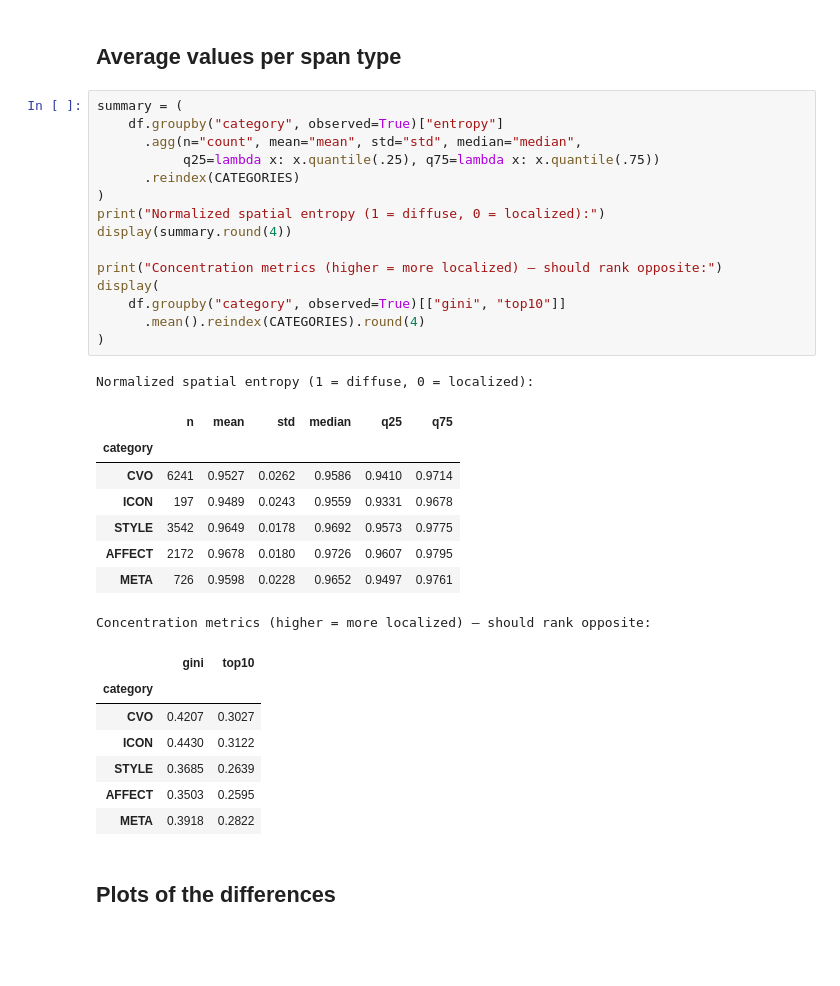
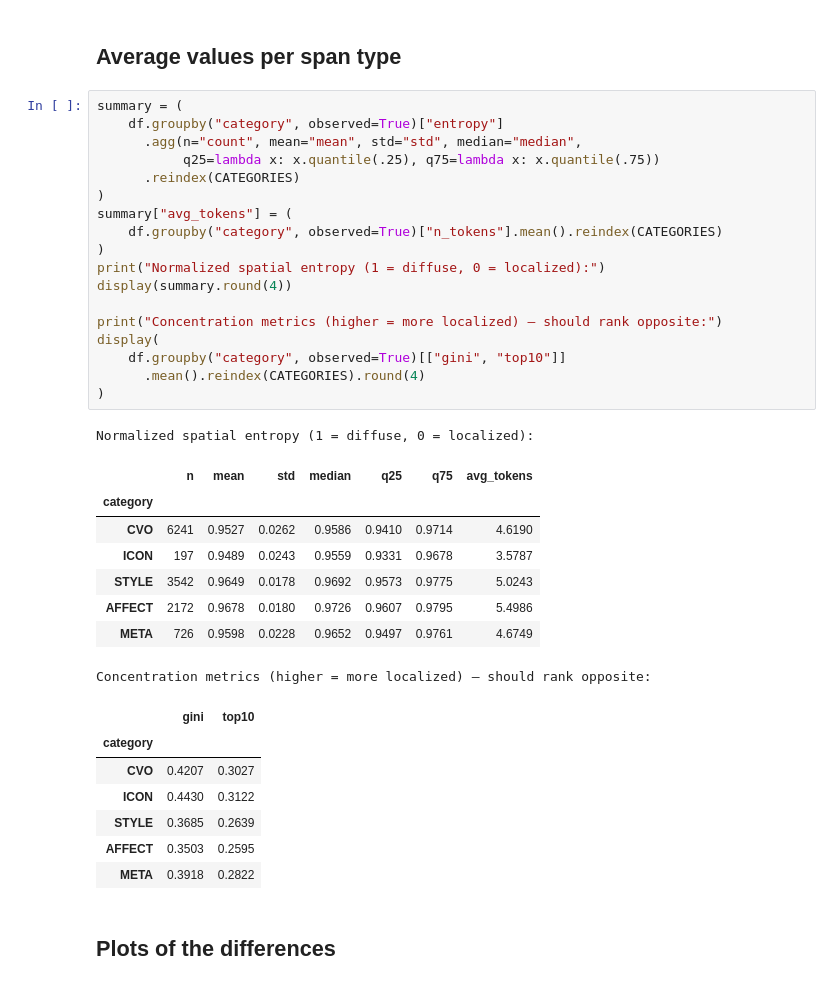
Before and after one commit to nicolafan/tamart, a Jupyter notebook: notebooks/exp1.ipynb, the cells around one changed output. Drawn from its saved outputs; the diff is of its cells as text; blank space fills up the shorter version.

```diff
--- a/notebooks/exp1.ipynb
+++ b/notebooks/exp1.ipynb
@@ -184,27 +184,30 @@ loaded cache: 12878 spans from ../out/exp1_span_entropy.csv
 # %%
 summary = (
     df.groupby("category", observed=True)["entropy"]
       .agg(n="count", mean="mean", std="std", median="median",
            q25=lambda x: x.quantile(.25), q75=lambda x: x.quantile(.75))
       .reindex(CATEGORIES)
+)
+summary["avg_tokens"] = (
+    df.groupby("category", observed=True)["n_tokens"].mean().reindex(CATEGORIES)
 )
 print("Normalized spatial entropy (1 = diffuse, 0 = localized):")
 display(summary.round(4))
 
 print("Concentration metrics (higher = more localized) — should rank opposite:")
 display(
     df.groupby("category", observed=True)[["gini", "top10"]]
       .mean().reindex(CATEGORIES).round(4)
 )
 # %% [output]
 Normalized spatial entropy (1 = diffuse, 0 = localized):
-|  | n | mean | std | median | q25 | q75 |
-| category |  |  |  |  |  |  |
-| CVO | 6241 | 0.9527 | 0.0262 | 0.9586 | 0.9410 | 0.9714 |
-| ICON | 197 | 0.9489 | 0.0243 | 0.9559 | 0.9331 | 0.9678 |
-| STYLE | 3542 | 0.9649 | 0.0178 | 0.9692 | 0.9573 | 0.9775 |
-| AFFECT | 2172 | 0.9678 | 0.0180 | 0.9726 | 0.9607 | 0.9795 |
-| META | 726 | 0.9598 | 0.0228 | 0.9652 | 0.9497 | 0.9761 |
+|  | n | mean | std | median | q25 | q75 | avg_tokens |
+| category |  |  |  |  |  |  |  |
+| CVO | 6241 | 0.9527 | 0.0262 | 0.9586 | 0.9410 | 0.9714 | 4.6190 |
+| ICON | 197 | 0.9489 | 0.0243 | 0.9559 | 0.9331 | 0.9678 | 3.5787 |
+| STYLE | 3542 | 0.9649 | 0.0178 | 0.9692 | 0.9573 | 0.9775 | 5.0243 |
+| AFFECT | 2172 | 0.9678 | 0.0180 | 0.9726 | 0.9607 | 0.9795 | 5.4986 |
+| META | 726 | 0.9598 | 0.0228 | 0.9652 | 0.9497 | 0.9761 | 4.6749 |
 Concentration metrics (higher = more localized) — should rank opposite:
 |  | gini | top10 |
 | category |  |  |
```
Also changed, not shown: parts of 11 cells of this notebook, 31 other files.
